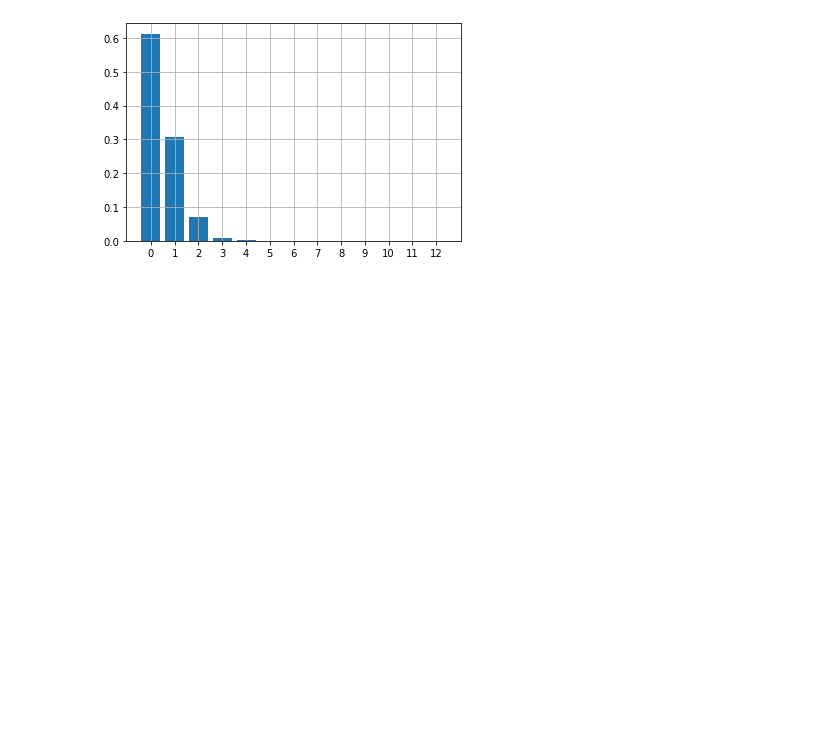
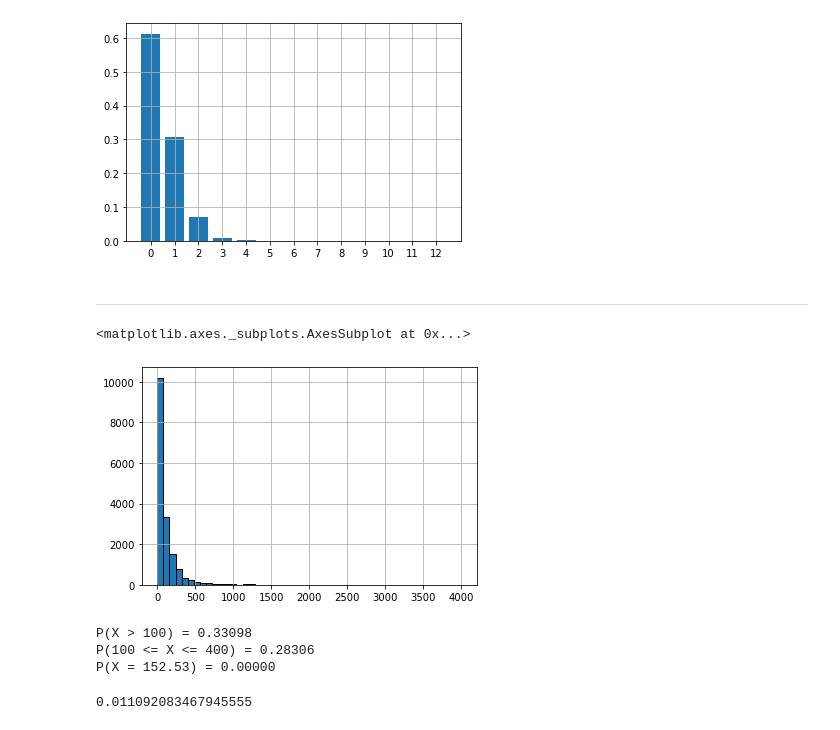
Before and after one commit to samyon7/Statistics-Python, a Jupyter notebook: Work_8/work_8-1.ipynb, the cells around one changed output. Saved outputs shown, nothing was run; the diff lists cells and outputs as text; code cells hidden in the pictures; blank space fills up the shorter version.

```diff
--- a/Work_8/work_8-1.ipynb
+++ b/Work_8/work_8-1.ipynb
@@ -432,3 +432,34 @@ ax.set_xticks(z_possible_values)
 ax.grid();
 # %% [output]
 [figure]
+# %% [markdown]
+---
+# %%
+games = pd.read_csv('appstore_games.csv')
+# %%
+original_columns_dict = {x: x.lower().replace(' ','_') for x in games.columns}
+
+games.rename(columns=original_columns_dict, inplace=True)
+# %%
+games['size'] = games['size']/(1e6)
+games['size'] = games['size'].fillna(games['size'].median())
+games['size'].hist(bins=50, ec='k')
+# %% [output]
+<matplotlib.axes._subplots.AxesSubplot at 0x...>
+[figure, added]
+# %%
+number_of_games = games['size'].size
+
+# Calculate probabilities
+prob_X_gt_100 = (games['size']>100).sum()/number_of_games
+prob_X_bt_100_and_400 = ((games['size'] >= 100) & (games['size'] <= 400)).sum()/number_of_games
+prob_X_eq_152_53 = (games['size'] == 152.53).sum()/number_of_games
+
+# Print the results
+print(f'P(X > 100) = {prob_X_gt_100:0.5f}')
+print(f'P(100 <= X <= 400) = {prob_X_bt_100_and_400:0.5f}')
+print(f'P(X = 152.53) = {prob_X_eq_152_53:0.5f}')
+# %% [output]
+P(X > 100) = 0.33098
+P(100 <= X <= 400) = 0.28306
+P(X = 152.53) = 0.00000
@@ -434,0 +476,4 @@ ax.grid();
+# %%
+print(heights_rv.pdf(186))
+# %% [output]
+0.011092083467945555
```
Also changed, not shown: parts of 39 cells of this notebook.
